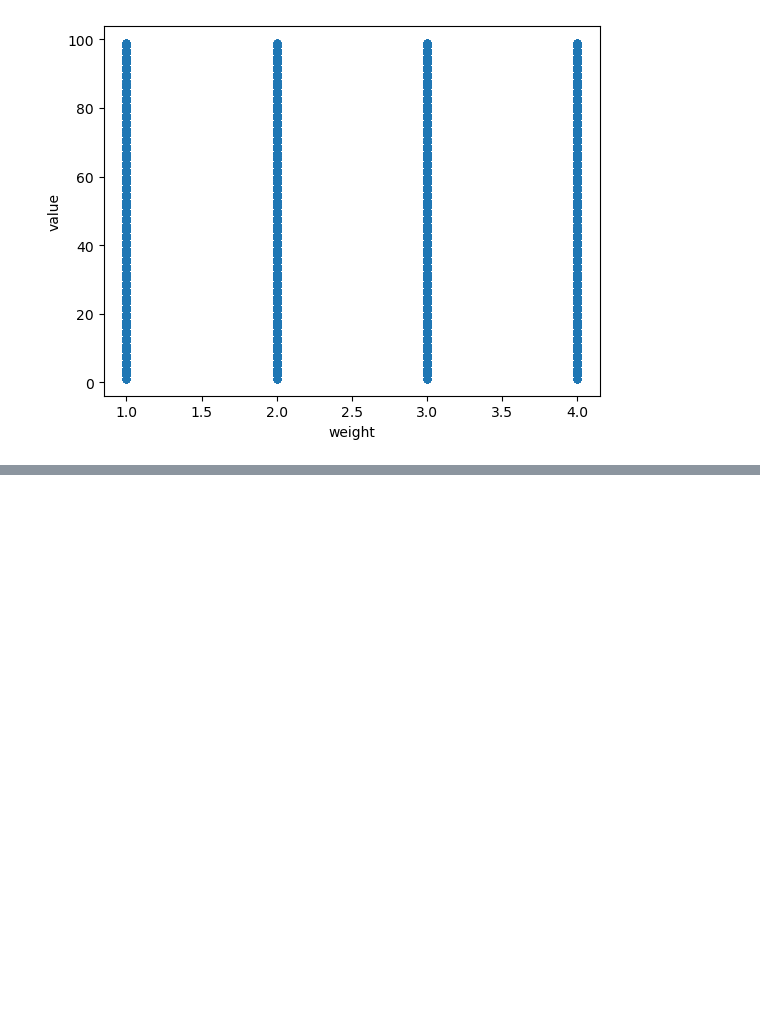
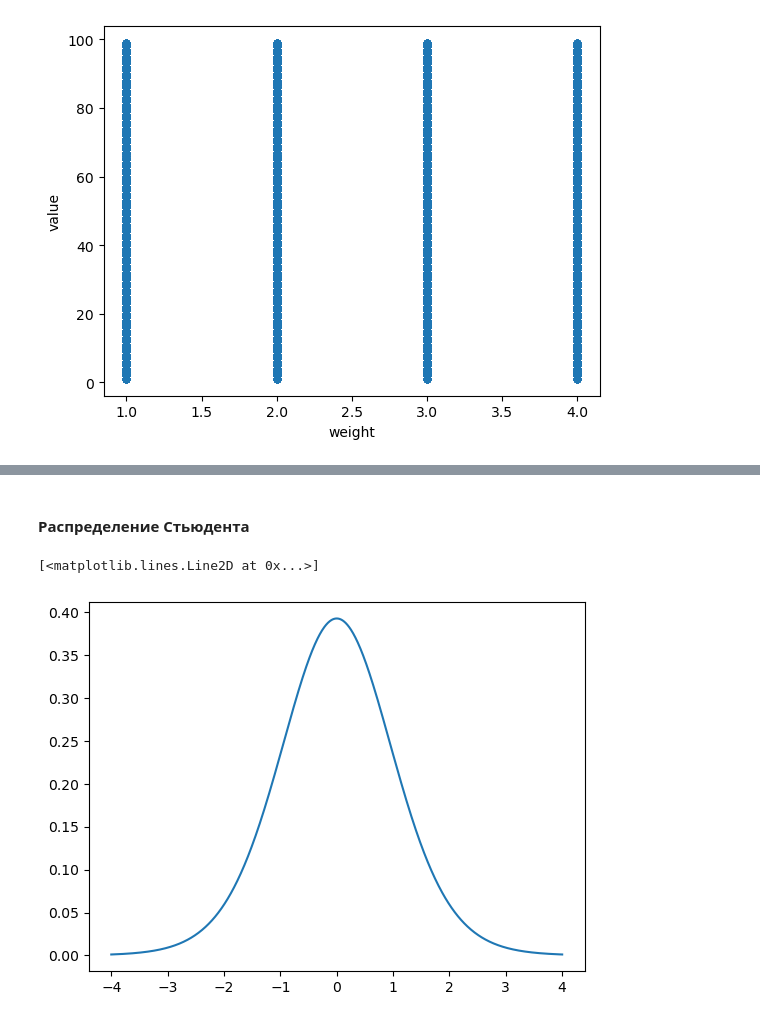
Before and after one commit to anvbelikov-prime/python_learning, a Jupyter notebook: Stats/stats_brief_code.ipynb, the cells around one changed output, grey strips where cells are left out. Cells and saved outputs as stored; diff of their text form; code cells hidden in the pictures; blank space fills up the shorter version.

```diff
--- a/Stats/stats_brief_code.ipynb
+++ b/Stats/stats_brief_code.ipynb
@@ -374,0 +497,7 @@ sns.kdeplot(x=df['weight'], y=df['value'])
+# %% [markdown]
+#### Распределение Стьюдента
+# %%
+plt.plot(x, stats.t.pdf(x, loc=0, scale=1, df=15))
+# %% [output]
+[<matplotlib.lines.Line2D at 0x...>]
+[figure, added]
```
Also changed, not shown: parts of 81 cells of this notebook.
